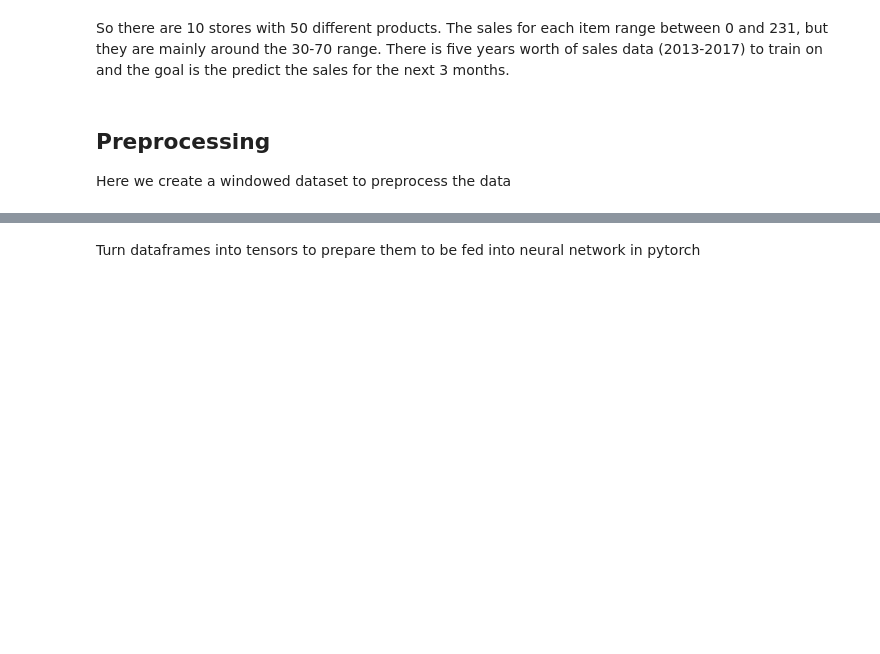
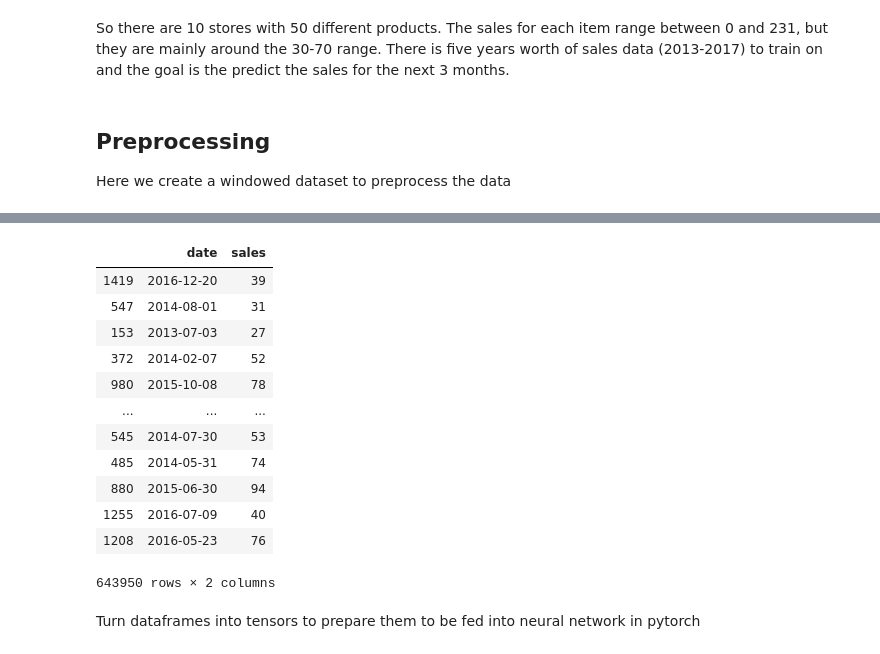
Before and after one commit to phil-hoang/Store_Item_Demand_Forecast_NN, a Jupyter notebook: Demand_Forecaster_NN.ipynb, the cells around one changed output, grey strips where cells are left out. Saved outputs shown, nothing was run; the diff lists cells and outputs as text; code cells hidden in the pictures; blank space fills up the shorter version.

```diff
--- a/Demand_Forecaster_NN.ipynb
+++ b/Demand_Forecaster_NN.ipynb
@@ -171,3 +157,19 @@ sample_train_target
+# %%
+train_target_df
+# %% [output]
+|  | date | sales |
+| 1419 | 2016-12-20 | 39 |
+| 547 | 2014-08-01 | 31 |
+| 153 | 2013-07-03 | 27 |
+| 372 | 2014-02-07 | 52 |
+| 980 | 2015-10-08 | 78 |
+| ... | ... | ... |
+| 545 | 2014-07-30 | 53 |
+| 485 | 2014-05-31 | 74 |
+| 880 | 2015-06-30 | 94 |
+| 1255 | 2016-07-09 | 40 |
+| 1208 | 2016-05-23 | 76 |
+643950 rows × 2 columns
 # %% [markdown]
 Turn dataframes into tensors to prepare them to be fed into neural network in pytorch
 # %%
```
Also changed, not shown: parts of 27 cells of this notebook.
